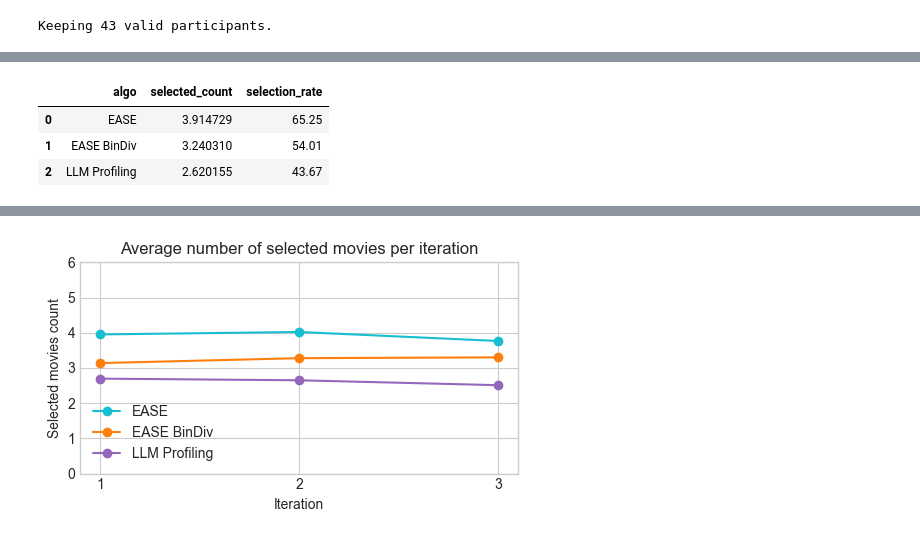
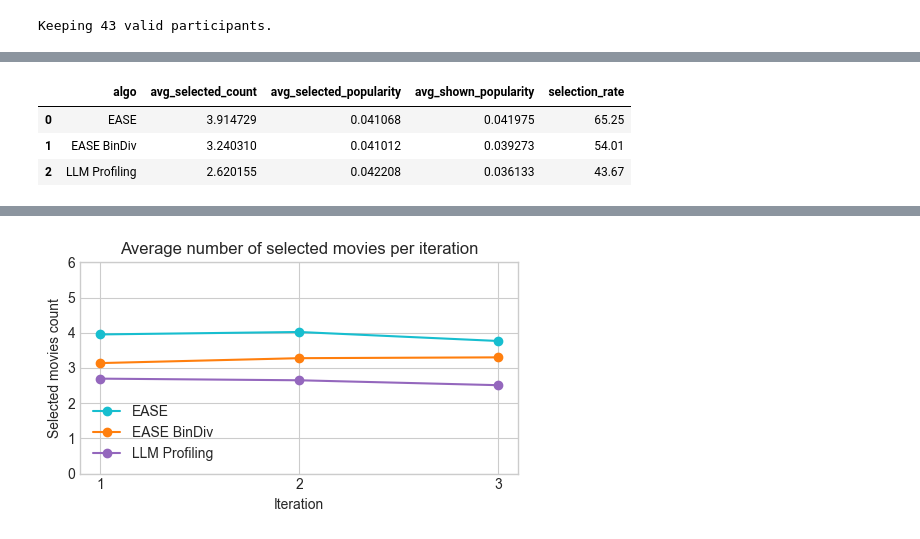
Before and after one commit to RichardFedak/llm-diversity, a Jupyter notebook: experiment/EasyStudy/reporting/report.ipynb, the cells around one changed output, grey strips where cells are left out. Drawn from its saved outputs; the diff is of its cells as text; code cells hidden in the pictures.

```diff
--- a/experiment/EasyStudy/reporting/report.ipynb
+++ b/experiment/EasyStudy/reporting/report.ipynb
@@ -394,6 +435,8 @@ Then, we will calculate per-user totals and averages of selected movies accross
 In the end, we will calculate overall totals and averages for each algorithm.
 # %%
 df = pd.read_csv("interaction.csv")
+popularity_df = pd.read_csv("popularity.csv")
+
 
 # Work only with rows relevant to the recommendation phase
 phase_mask = df["interaction_type"].isin(["iteration-started", "iteration-ended"])
@@ -442,6 +541,7 @@ print(f"Keeping {len(valid_participants)} valid participants.")
 Keeping 43 valid participants.
 # %%
 iteration_data = []
+popularity_map = dict(zip(popularity_df['movieId'], popularity_df['popularity']))
 
 for p in valid_participants:
     for it in sorted(starts_dict[p]):
@@ -460,6 +560,9 @@ for p in valid_participants:
                 "algo": algo,
                 "selected_count": len(sel_for_algo),
                 "selected_movies": sel_for_algo,
+                "selected_movies_popularity": np.mean([popularity_map.get(movie,0) for movie in sel_for_algo]) if sel_for_algo else 0,
+                "shown_movies": shown_movies,
+                "shown_movies_popularity": np.mean([popularity_map.get(movie,0) for movie in shown_movies]),
                 "relevance_rating": rating["relevance"],
                 "diversity_rating": rating["diversity"]
             })
@@ -494,13 +597,24 @@ per_iter_df.head(12)
 # %%
-grouped_per_iter_selections_df = per_iter_df.groupby(['iteration', 'algo'])[['selected_count']].mean().reset_index()
+# Group per iteration per algo (already exists)
+grouped_per_iter_selections_df = per_iter_df.groupby(['iteration', 'algo'])[
+    ['selected_count', 'selected_movies_popularity', 'shown_movies_popularity']
+].mean().reset_index()
 
+# Group across all iterations by algo
+grouped_by_algo = grouped_per_iter_selections_df.groupby('algo')[
+    ['selected_count', 'selected_movies_popularity', 'shown_movies_popularity']
+].mean().reset_index()
 
-grouped_by_algo = grouped_per_iter_selections_df.groupby('algo')[['selected_count']].mean().reset_index()
 grouped_by_algo['selection_rate'] = (grouped_by_algo['selected_count'] / 6 * 100).round(2)
+grouped_by_algo.rename(columns={
+    'selected_count': 'avg_selected_count',
+    'selected_movies_popularity': 'avg_selected_popularity',
+    'shown_movies_popularity': 'avg_shown_popularity'
+}, inplace=True)
 
 grouped_by_algo
 # %% [output]
-|  | algo | selected_count | selection_rate |
-| 0 | EASE | 3.914729 | 65.25 |
-| 1 | EASE BinDiv | 3.240310 | 54.01 |
-| 2 | LLM Profiling | 2.620155 | 43.67 |
+|  | algo | avg_selected_count | avg_selected_popularity | avg_shown_popularity | selection_rate |
+| 0 | EASE | 3.914729 | 0.041068 | 0.041975 | 65.25 |
+| 1 | EASE BinDiv | 3.240310 | 0.041012 | 0.039273 | 54.01 |
+| 2 | LLM Profiling | 2.620155 | 0.042208 | 0.036133 | 43.67 |
```
Also changed, not shown: parts of 6 cells of this notebook.
